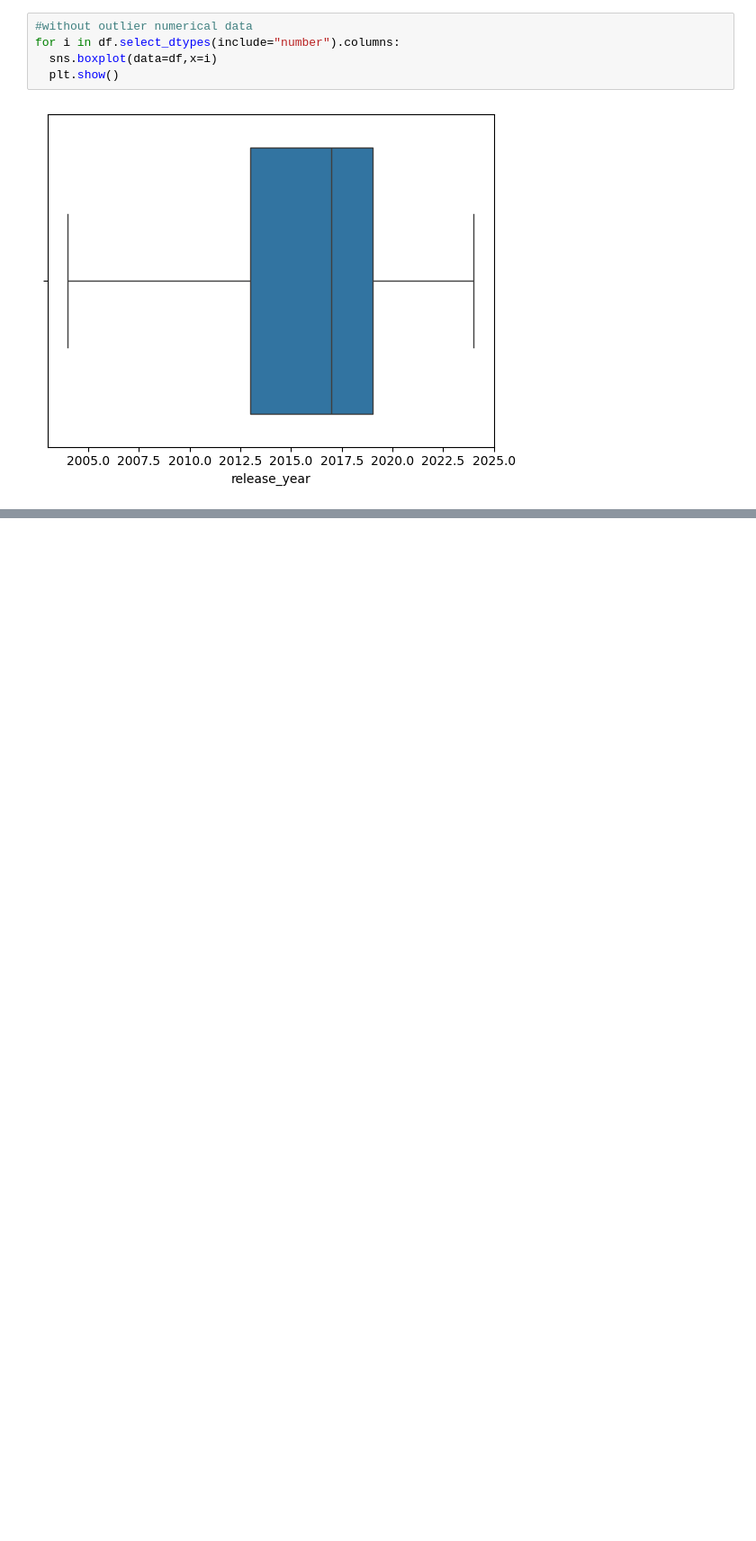
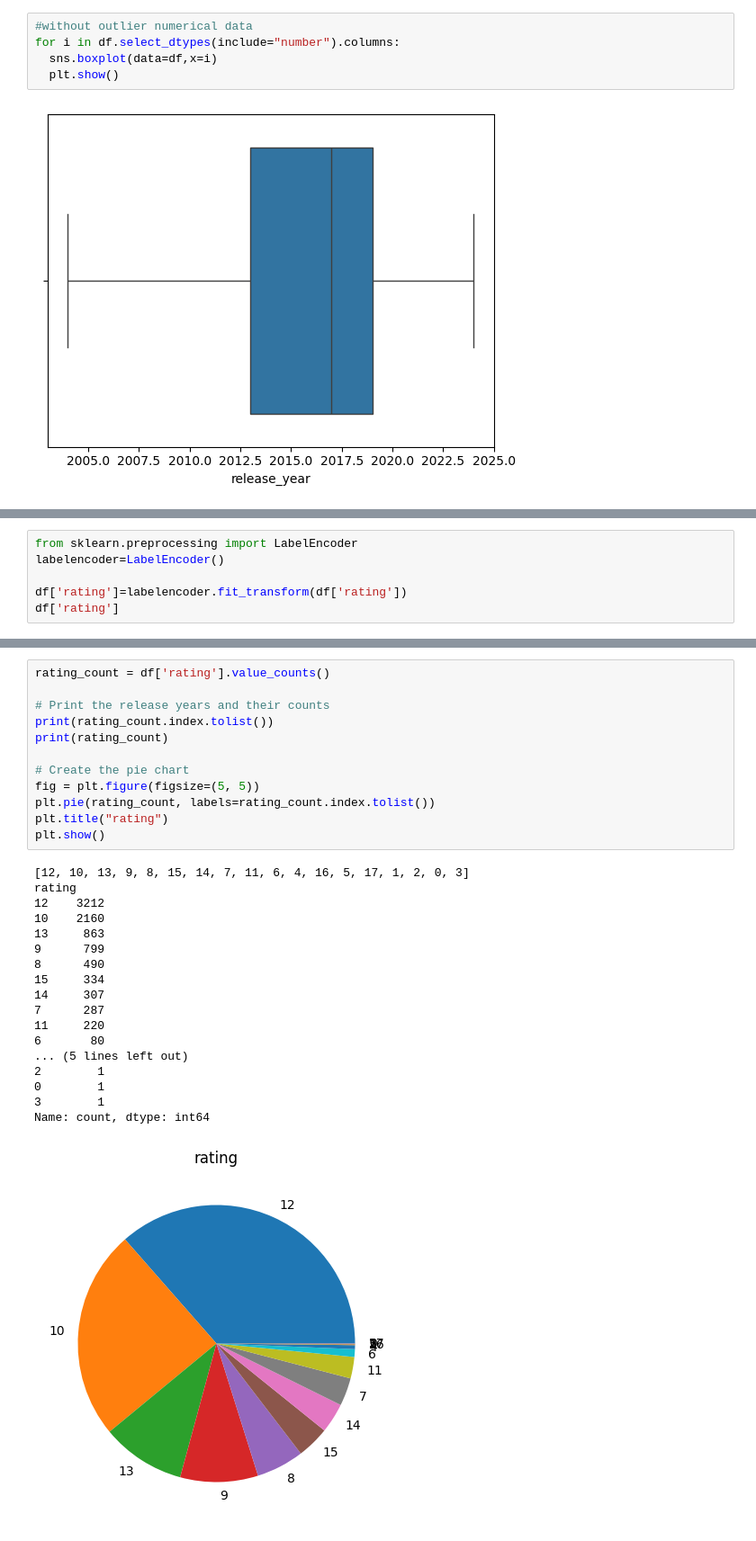
Before and after one commit to Margi57/AI_ML_Training, a Jupyter notebook: pre_processing.ipynb, the cells around one changed output, grey strips where cells are left out. Shown: that part at 90% size. Drawn from its saved outputs; the diff is of its cells as text; blank space fills up the shorter version.

```diff
--- a/pre_processing.ipynb
+++ b/pre_processing.ipynb
@@ -287,0 +396,6 @@ for i in df.select_dtypes(include="number").columns:
+# %%
+from sklearn.preprocessing import LabelEncoder
+labelencoder=LabelEncoder()
+
+df['rating']=labelencoder.fit_transform(df['rating'])
+df['rating']
@@ -287,0 +415,31 @@ for i in df.select_dtypes(include="number").columns:
+# %%
+rating_count = df['rating'].value_counts()
+
+# Print the release years and their counts
+print(rating_count.index.tolist())
+print(rating_count)
+
+# Create the pie chart
+fig = plt.figure(figsize=(5, 5))
+plt.pie(rating_count, labels=rating_count.index.tolist())
+plt.title("rating")
+plt.show()
+# %% [output]
+[12, 10, 13, 9, 8, 15, 14, 7, 11, 6, 4, 16, 5, 17, 1, 2, 0, 3]
+rating
+12    3212
+10    2160
+13     863
+9      799
+8      490
+15     334
+14     307
+7      287
+11     220
+6       80
+... (5 lines left out)
+2        1
+0        1
+3        1
+Name: count, dtype: int64
+[figure, added]
```
Also changed, not shown: parts of 23 cells of this notebook, 4 other files.
